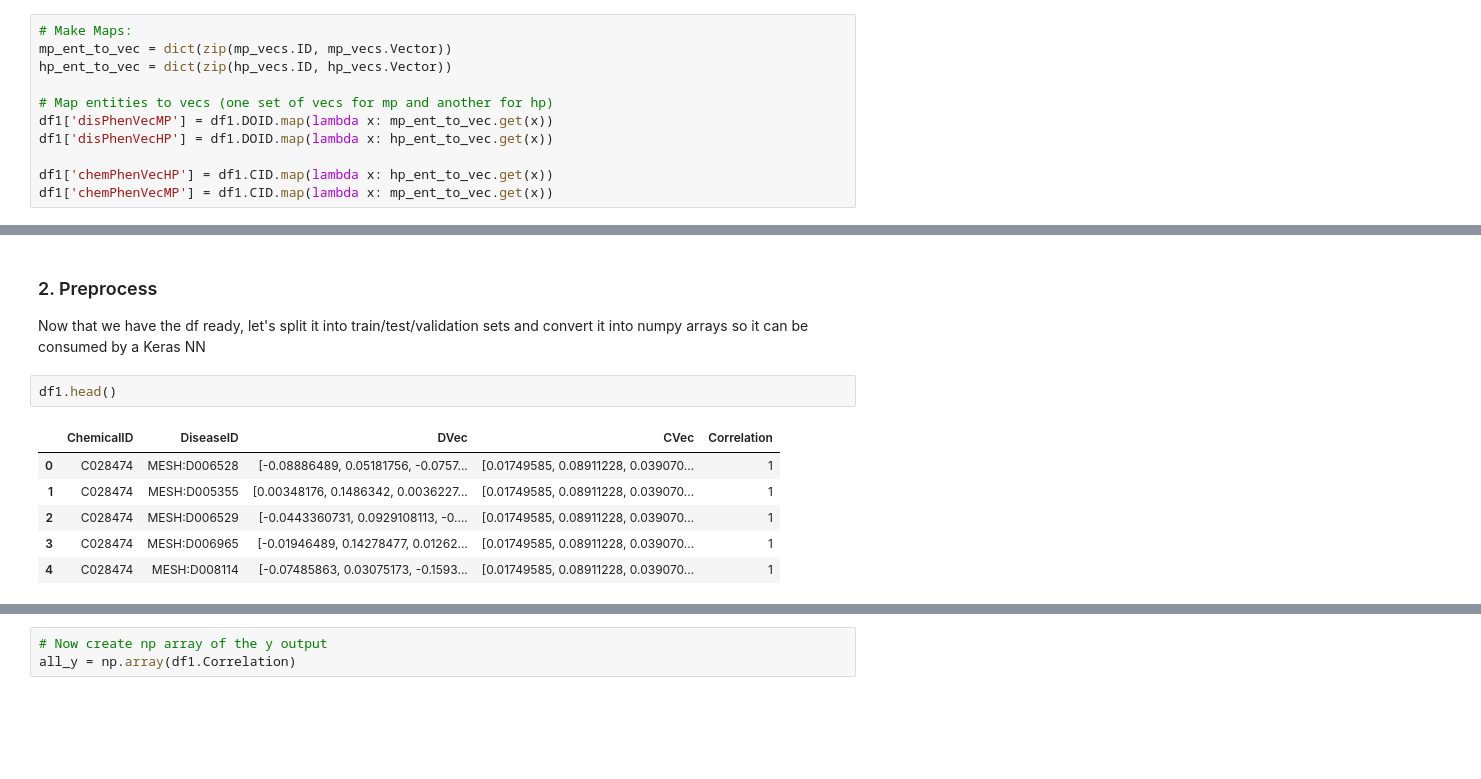
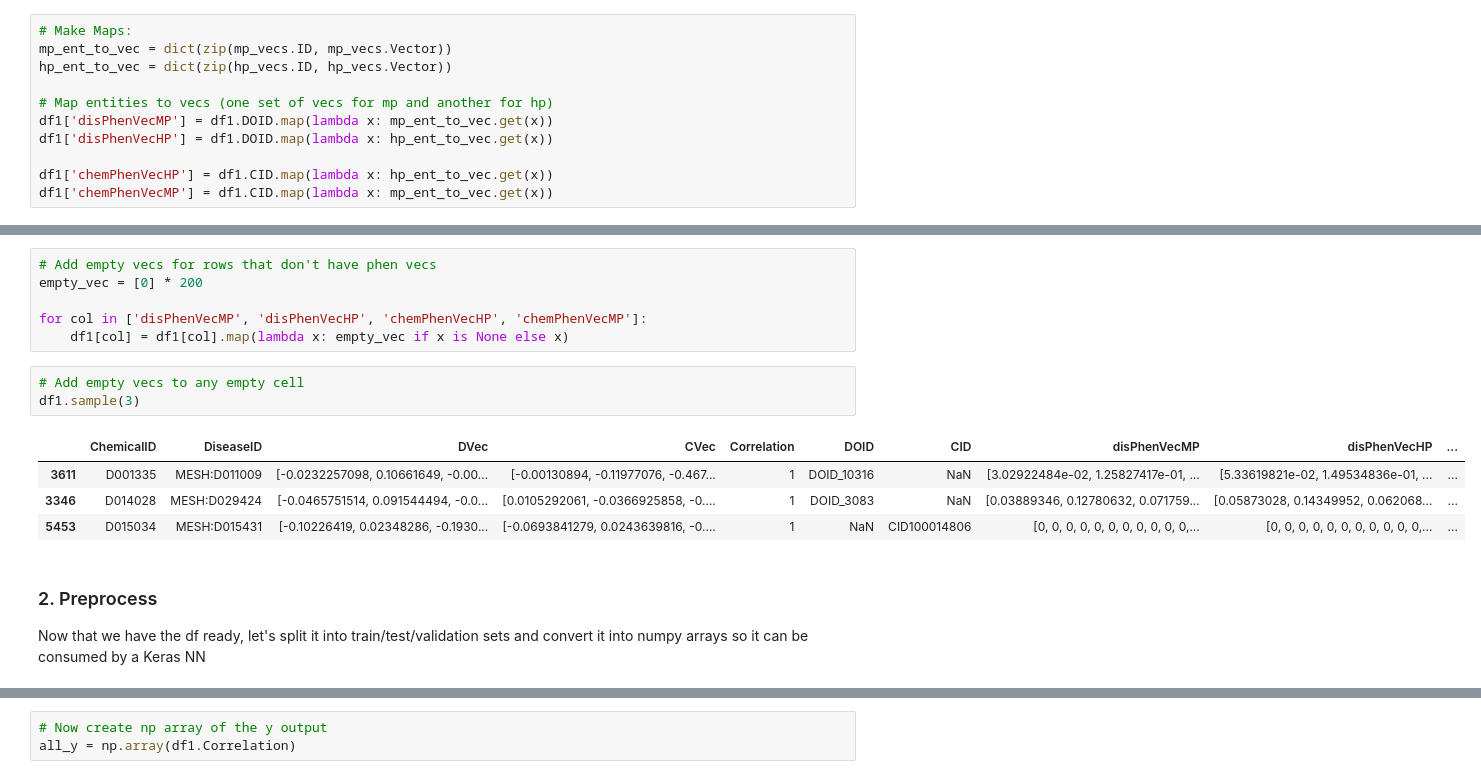
Before and after one commit to colemai/msc-thesis, a Jupyter notebook: opa/opa-nn.ipynb, the cells around one changed output, grey strips where cells are left out. Saved outputs shown, nothing was run; the diff lists cells and outputs as text; blank space fills up the shorter version.

```diff
--- a/opa/opa-nn.ipynb
+++ b/opa/opa-nn.ipynb
@@ -408,12 +450,17 @@ df1.sample(4)
+# %%
+# Add empty vecs for rows that don't have phen vecs
+empty_vec = [0] * 200
+
+for col in ['disPhenVecMP', 'disPhenVecHP', 'chemPhenVecHP', 'chemPhenVecMP']:
+    df1[col] = df1[col].map(lambda x: empty_vec if x is None else x)
+# %%
+# Add empty vecs to any empty cell
+df1.sample(3)
+# %% [output]
+|  | ChemicalID | DiseaseID | DVec | CVec | Correlation | DOID | CID | disPhenVecMP | disPhenVecHP | ... |
+| 3611 | D001335 | MESH:D011009 | [-0.0232257098, 0.10661649, -0.00... | [-0.00130894, -0.11977076, -0.467... | 1 | DOID_10316 | NaN | [3.02922484e-02, 1.25827417e-01, ... | [5.33619821e-02, 1.49534836e-01, ... | ... |
+| 3346 | D014028 | MESH:D029424 | [-0.0465751514, 0.091544494, -0.0... | [0.0105292061, -0.0366925858, -0.... | 1 | DOID_3083 | NaN | [0.03889346, 0.12780632, 0.071759... | [0.05873028, 0.14349952, 0.062068... | ... |
+| 5453 | D015034 | MESH:D015431 | [-0.10226419, 0.02348286, -0.1930... | [-0.0693841279, 0.0243639816, -0.... | 1 | NaN | CID100014806 | [0, 0, 0, 0, 0, 0, 0, 0, 0, 0, 0,... | [0, 0, 0, 0, 0, 0, 0, 0, 0, 0, 0,... | ... |
 # %% [markdown]
 ### 2. Preprocess
 Now that we have the df ready, let's split it into train/test/validation sets and convert it into numpy arrays so it can be consumed by a Keras NN
-# %%
-df1.head()
-# %% [output]
-|  | ChemicalID | DiseaseID | DVec | CVec | Correlation |
-| 0 | C028474 | MESH:D006528 | [-0.08886489, 0.05181756, -0.0757... | [0.01749585, 0.08911228, 0.039070... | 1 |
-| 1 | C028474 | MESH:D005355 | [0.00348176, 0.1486342, 0.0036227... | [0.01749585, 0.08911228, 0.039070... | 1 |
-| 2 | C028474 | MESH:D006529 | [-0.0443360731, 0.0929108113, -0.... | [0.01749585, 0.08911228, 0.039070... | 1 |
-| 3 | C028474 | MESH:D006965 | [-0.01946489, 0.14278477, 0.01262... | [0.01749585, 0.08911228, 0.039070... | 1 |
-| 4 | C028474 | MESH:D008114 | [-0.07485863, 0.03075173, -0.1593... | [0.01749585, 0.08911228, 0.039070... | 1 |
```
Also changed, not shown: parts of 37 cells of this notebook.
